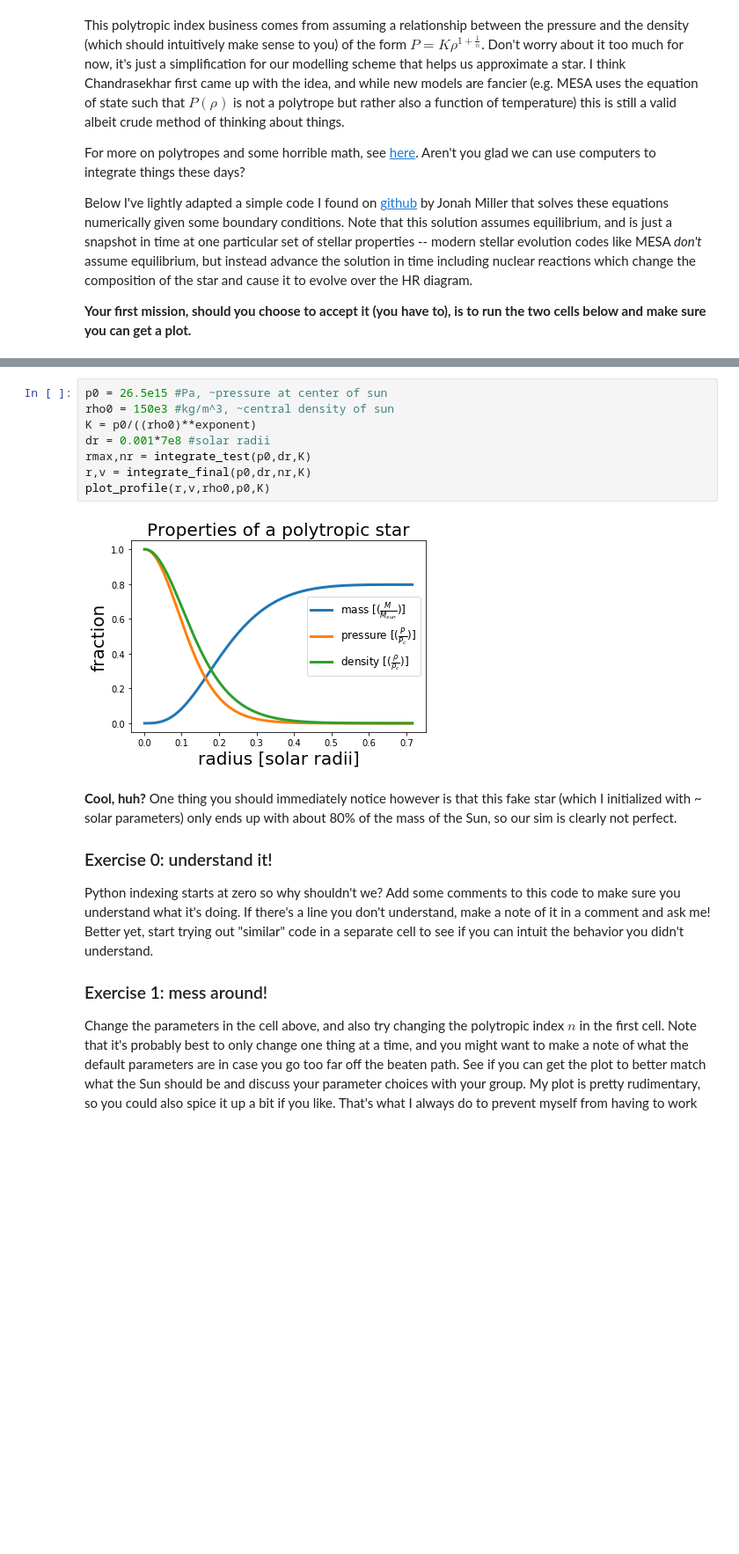
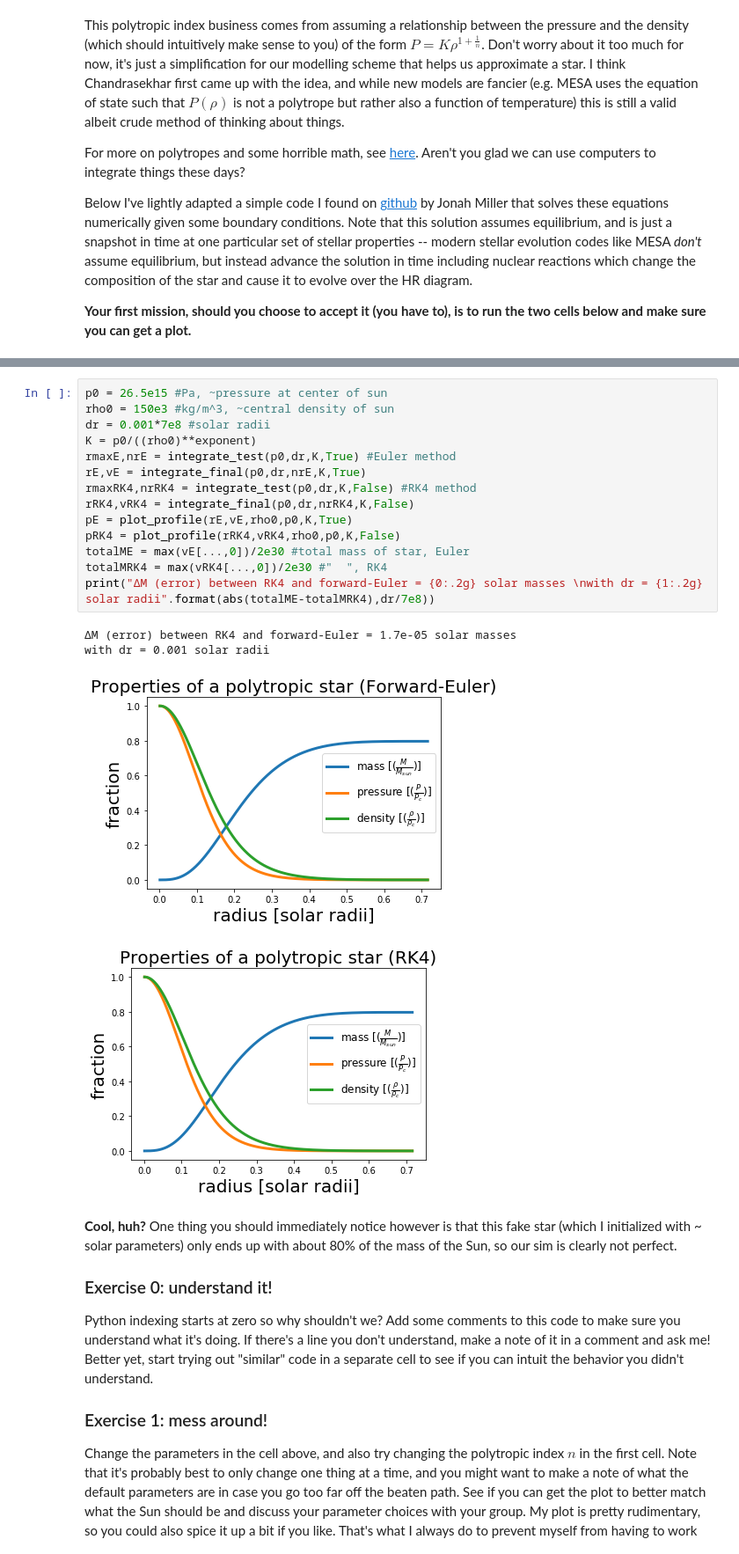
Before and after one commit to kirklong/ASTR_3730_Recitation, a Jupyter notebook: NumericalMethods/NumericalMethods.ipynb, the cells around one changed output, grey strips where cells are left out. Shown at 88% size. Drawn from its saved outputs; the diff is of its cells as text; blank space fills up the shorter version.

Commit message:
added RK4 implementation to stellar example in NumericalMethods

```diff
--- a/NumericalMethods/NumericalMethods.ipynb
+++ b/NumericalMethods/NumericalMethods.ipynb
@@ -102,13 +130,22 @@ def plot_profile(r,v,rho0,p0,K):
-# %%
-p0 = 26.5e15 #Pa, ~pressure at center of sun
-rho0 = 150e3 #kg/m^3, ~central density of sun
-K = p0/((rho0)**exponent)
-dr = 0.001*7e8 #solar radii
-rmax,nr = integrate_test(p0,dr,K)
-r,v = integrate_final(p0,dr,nr,K)
-plot_profile(r,v,rho0,p0,K)
-# %% [output]
-[figure, removed]
+# %%
+p0 = 26.5e15 #Pa, ~pressure at center of sun
+rho0 = 150e3 #kg/m^3, ~central density of sun
+dr = 0.001*7e8 #solar radii
+K = p0/((rho0)**exponent)
+rmaxE,nrE = integrate_test(p0,dr,K,True) #Euler method
+rE,vE = integrate_final(p0,dr,nrE,K,True)
+rmaxRK4,nrRK4 = integrate_test(p0,dr,K,False) #RK4 method
+rRK4,vRK4 = integrate_final(p0,dr,nrRK4,K,False)
+pE = plot_profile(rE,vE,rho0,p0,K,True)
+pRK4 = plot_profile(rRK4,vRK4,rho0,p0,K,False)
+totalME = max(vE[...,0])/2e30 #total mass of star, Euler
+totalMRK4 = max(vRK4[...,0])/2e30 #"  ", RK4
+print("ΔM (error) between RK4 and forward-Euler = {0:.2g} solar masses \nwith dr = {1:.2g} solar radii".format(abs(totalME-totalMRK4),dr/7e8))
+# %% [output]
+ΔM (error) between RK4 and forward-Euler = 1.7e-05 solar masses
+with dr = 0.001 solar radii
+[figure, added]
+[figure, added]
 # %% [markdown]
 **Cool, huh?** One thing you should immediately notice however is that this fake star (which I initialized with ~ solar parameters) only ends up with about 80% of the mass of the Sun, so our sim is clearly not perfect.
 
```
Also changed, not shown: parts of 1 cell of this notebook.
